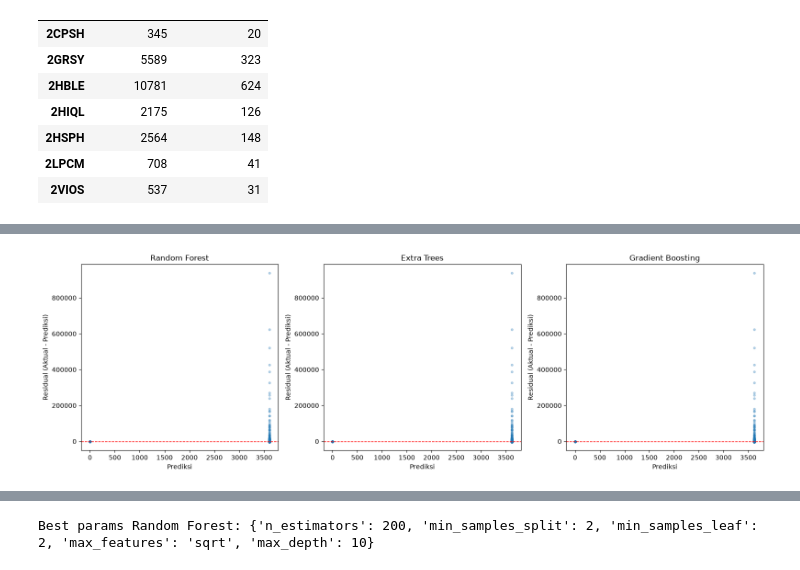
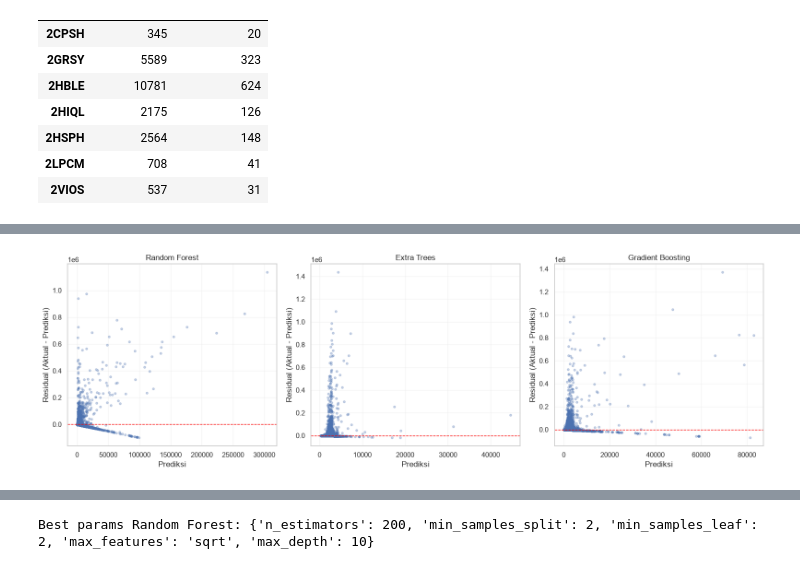
Before and after one commit to mwelmel/Forecast-App, a Jupyter notebook: backend/ml/notebooks/training.ipynb, the cells around one changed output, grey strips where cells are left out. Cells and saved outputs as stored; diff of their text form; code cells hidden in the pictures.

```diff
--- a/backend/ml/notebooks/training.ipynb
+++ b/backend/ml/notebooks/training.ipynb
@@ -432,7 +432,7 @@ else:
         palette=['#3498db', '#e74c3c', '#2ecc71']
     )
 
-    plt.title("Feature Importance pada Model Global (Scope ALL)\n(Berapa % Pengaruh Setiap Fitur Terhadap Prediksi)",
+    plt.title("Feature Importance pada Model\n(Berapa % Pengaruh Setiap Fitur Terhadap Prediksi)",
             fontsize=14, fontweight='bold', pad=15)
     plt.xlabel("Tingkat Kepentingan Fitur (%)", fontsize=12)
     plt.ylabel("Nama Fitur", fontsize=12)
@@ -935,16 +1113,39 @@ metrik_bandingan_df.round(3)
 # %%
-# titik diatas garis 0 berarti prediksi lebih kecil dari aktual, titik dibawah garis 0 berarti prediksi lebih besar dari aktual
 fig, axes = plt.subplots(1, 3, figsize=(16, 5))
-for ax, (nama, pred) in zip(axes, preds_bandingan.items()):
-    residual = test_t[TARGET].values - pred
+
+daftar_algo = [
+    "random_forest",
+    "extra_trees",
+    "gradient_boosting"
+]
+
+for ax, algo in zip(axes, daftar_algo):
+    bundle = joblib.load(
+        TRAINED_MODELS / f"{algo}_router.joblib"
+    )
+
+    features = bundle["features"]
+    aktual = df_uji[TARGET].to_numpy()
+
+    # Prediksi menggunakan model Scope ALL
+    model = bundle["fallback_all"]["model"]
+    pred = model.predict(df_uji[features])
+
+    residual = aktual - pred
+
     ax.scatter(pred, residual, alpha=0.3, s=10)
     ax.axhline(0, color="red", linestyle="--", linewidth=1)
-    ax.set_title(nama)
+    ax.set_title(algo.replace("_", " ").title())
     ax.set_xlabel("Prediksi")
     ax.set_ylabel("Residual (Aktual - Prediksi)")
+    ax.grid(alpha=0.2)
 
 plt.tight_layout()
-plt.savefig(DATA_PROCESSED / "residual_plot.png", dpi=150)
+plt.savefig(
+    DATA_PROCESSED / "residual_plot.png",
+    dpi=150,
+    bbox_inches="tight"
+)
 plt.show()
 # %% [output]
-[figure, old version]
+[figure, new version]
```
Also changed, not shown: parts of 41 cells of this notebook, 17 other files.
